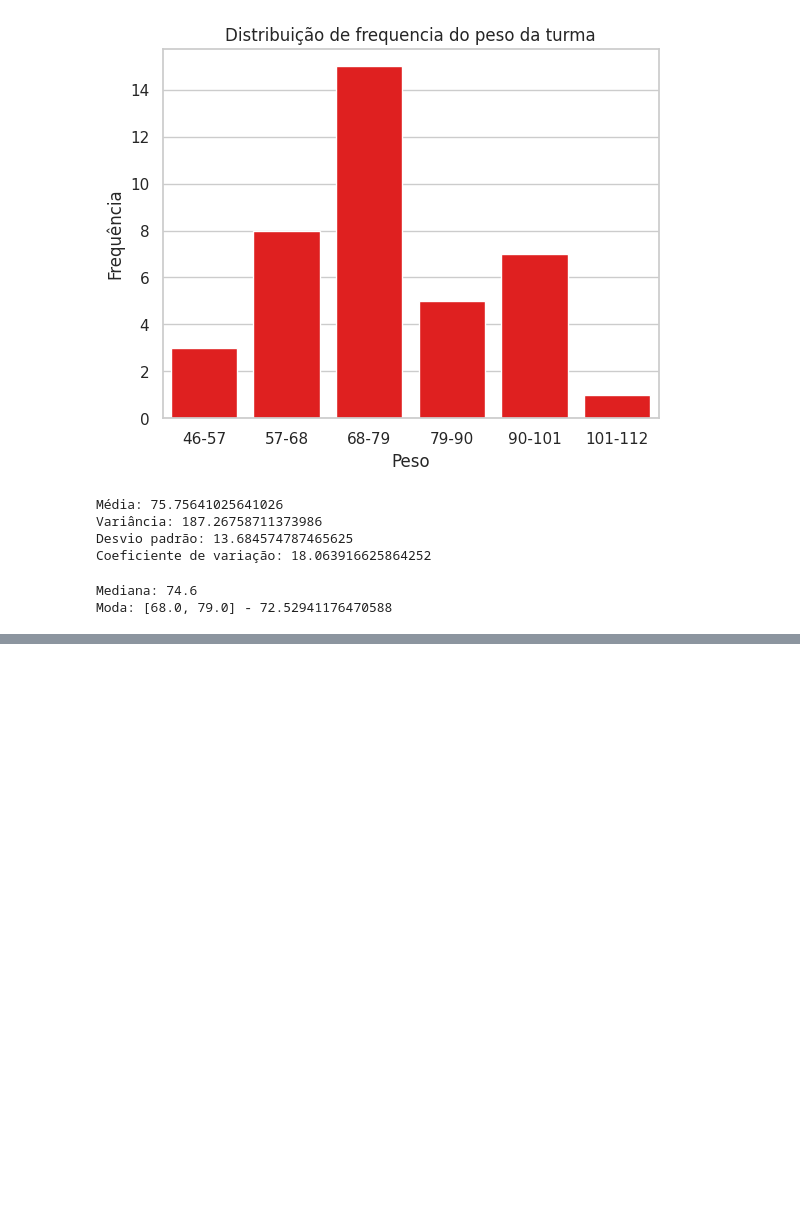
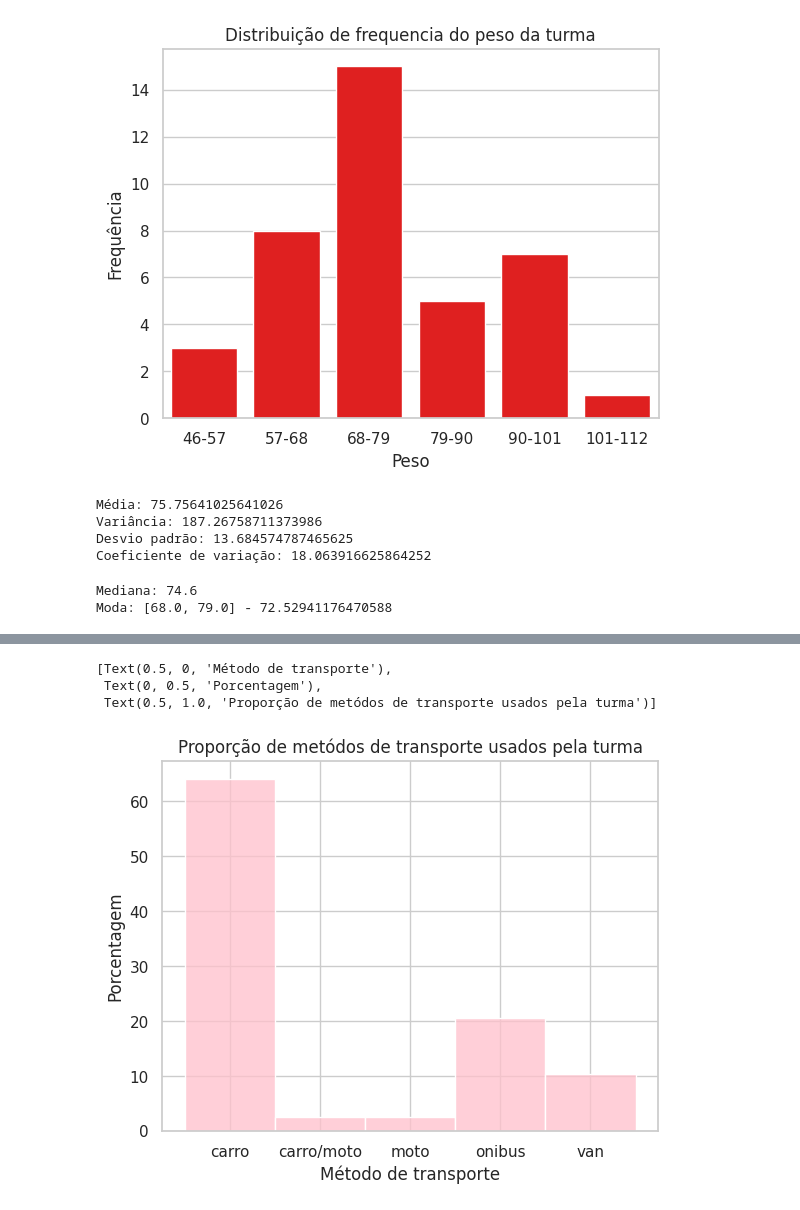
Before and after one commit to GustavCampos/Ci-ncia-dos-dados, a Jupyter notebook: Atividade prática - Dados da Turma.ipynb, the cells around one changed output, grey strips where cells are left out. Drawn from its saved outputs; the diff is of its cells as text; code cells hidden in the pictures; blank space fills up the shorter version.

```diff
--- a/Atividade prática - Dados da Turma.ipynb
+++ b/Atividade prática - Dados da Turma.ipynb
@@ -210,0 +249,9 @@ Moda: [68.0, 79.0] - 72.52941176470588
+# %%
+#Plotando relação de porcentagem
+rdpp = sns.histplot(data=normalized_transport_methods, stat="percent", color="pink")
+rdpp.set(xlabel="Método de transporte", ylabel="Porcentagem", title="Proporção de metódos de transporte usados pela turma")
+# %% [output]
+[Text(0.5, 0, 'Método de transporte'),
+ Text(0, 0.5, 'Porcentagem'),
+ Text(0.5, 1.0, 'Proporção de metódos de transporte usados pela turma')]
+[figure, added]
```
Also changed, not shown: parts of 3 cells of this notebook.
